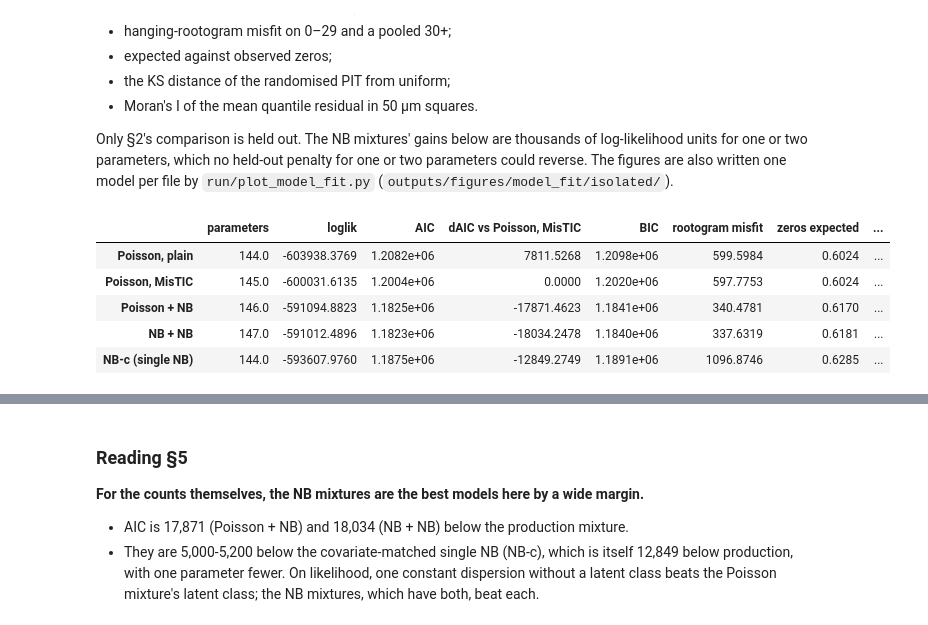
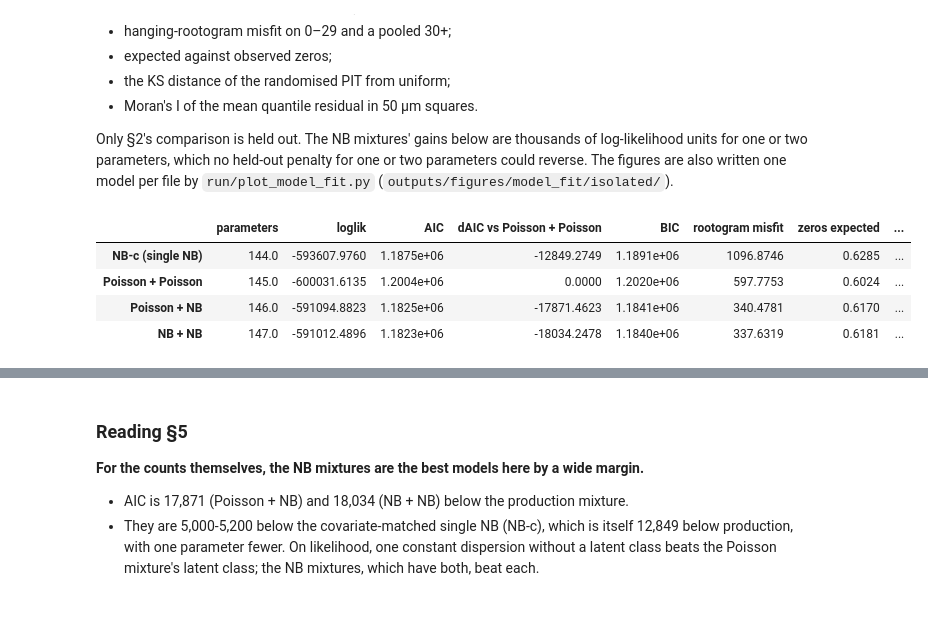
Before and after one commit to lachy01/Spatio-Temporal-Tissue-Dynamics, a Jupyter notebook: notebooks/mixture_model.ipynb, the cells around one changed output, grey strips where cells are left out. Saved outputs shown, nothing was run; the diff lists cells and outputs as text; code cells hidden in the pictures.

```diff
--- a/notebooks/mixture_model.ipynb
+++ b/notebooks/mixture_model.ipynb
@@ -136,13 +141,14 @@ display(folds.round(1))
 
 u_draw = np.random.default_rng(0).uniform(size=n)
 FITS, ROWS = {}, {}
+LAB = {"plain": "Poisson, plain", "MisTIC": "Poisson + Poisson"}   # the production mixture is Poisson + Poisson
 for t in ("plain", "MisTIC"):
     b_, s_, D_ = DES[t]
     comps, pi = mixture_components(pe[t]["params"], D_, s_)
     k = sum(int(np.size(np.asarray(v))) for v in pe[t]["params"].values())
     row, exp_, u, mean = summary_row(y, comps, k, u_draw, GRID)
-    FITS[f"Poisson, {t}"] = dict(comps=comps, pi=pi, expected=exp_, u=u, mean=mean)
-    ROWS[f"Poisson, {t}"] = row
+    FITS[LAB[t]] = dict(comps=comps, pi=pi, expected=exp_, u=u, mean=mean)
+    ROWS[LAB[t]] = row
 
 boot = {t: load_job(d, "bootstrap") for t, d in (("plain", "outputs/hpc_plain"), ("MisTIC", "outputs/hpc"))}
 def est(t, key, f=lambda v: v):
@@ -313,25 +319,24 @@ by `run/plot_model_fit.py` (`outputs/figures/model_fit/isolated/`).
 # %%
 nbc = {k: jnp.asarray(np.asarray(v)) for k, v in
        json.load(open("outputs/division_classifier/nb_params_nbc_full.json")).items()}
 mu_c = np.exp(np.asarray(arms.nb_log_mu(nbc, D)))
 al_c = np.exp(np.asarray(arms.nb_log_alpha(nbc, D))) * np.ones(n)
 comps = [(np.ones(n), "nb", mu_c, al_c)]
 row, exp_, u, mean = summary_row(y, comps, sum(int(np.size(np.asarray(v))) for v in nbc.values()), u_draw, GRID)
 FITS["NB-c (single NB)"] = dict(comps=comps, expected=exp_, u=u, mean=mean)
 ROWS["NB-c (single NB)"] = row
-ORDER = ["Poisson, plain", "Poisson, MisTIC", "Poisson + NB", "NB + NB", "NB-c (single NB)"]
+ORDER = ["NB-c (single NB)", "Poisson + Poisson", "Poisson + NB", "NB + NB"]
 cmp_tab = pd.DataFrame(ROWS).T.loc[ORDER]
-cmp_tab["dAIC vs Poisson, MisTIC"] = cmp_tab["AIC"] - cmp_tab.loc["Poisson, MisTIC", "AIC"]
+cmp_tab["dAIC vs Poisson + Poisson"] = cmp_tab["AIC"] - cmp_tab.loc["Poisson + Poisson", "AIC"]
 cmp_tab.to_csv("outputs/figures/model_fit/breast_mixture_path_metrics.csv")
-cmp_tab[["parameters", "loglik", "AIC", "dAIC vs Poisson, MisTIC", "BIC", "rootogram misfit",
+cmp_tab[["parameters", "loglik", "AIC", "dAIC vs Poisson + Poisson", "BIC", "rootogram misfit",
          "zeros expected", "zeros observed", "PIT KS", "residual Moran's I"]]
 # %% [output]
-|  | parameters | loglik | AIC | dAIC vs Poisson, MisTIC | BIC | rootogram misfit | zeros expected | ... |
-| Poisson, plain | 144.0 | -603938.3769 | 1.2082e+06 | 7811.5268 | 1.2098e+06 | 599.5984 | 0.6024 | ... |
-| Poisson, MisTIC | 145.0 | -600031.6135 | 1.2004e+06 | 0.0000 | 1.2020e+06 | 597.7753 | 0.6024 | ... |
+|  | parameters | loglik | AIC | dAIC vs Poisson + Poisson | BIC | rootogram misfit | zeros expected | ... |
+| NB-c (single NB) | 144.0 | -593607.9760 | 1.1875e+06 | -12849.2749 | 1.1891e+06 | 1096.8746 | 0.6285 | ... |
+| Poisson + Poisson | 145.0 | -600031.6135 | 1.2004e+06 | 0.0000 | 1.2020e+06 | 597.7753 | 0.6024 | ... |
 | Poisson + NB | 146.0 | -591094.8823 | 1.1825e+06 | -17871.4623 | 1.1841e+06 | 340.4781 | 0.6170 | ... |
 | NB + NB | 147.0 | -591012.4896 | 1.1823e+06 | -18034.2478 | 1.1840e+06 | 337.6319 | 0.6181 | ... |
-| NB-c (single NB) | 144.0 | -593607.9760 | 1.1875e+06 | -12849.2749 | 1.1891e+06 | 1096.8746 | 0.6285 | ... |
 # %%
 obs = np.array([np.sum(y == j) for j in range(KMAX)] + [np.sum(y >= KMAX)], float)
 kk = np.arange(KMAX + 1)
```
Also changed, not shown: parts of 7 cells of this notebook, 5 other files.
